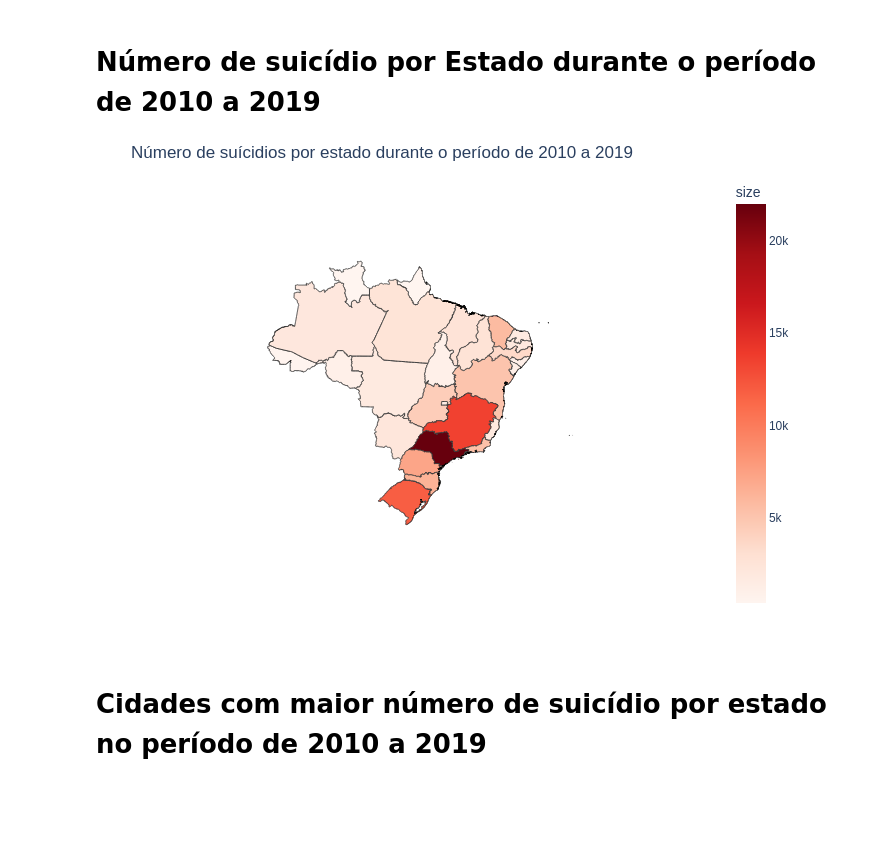
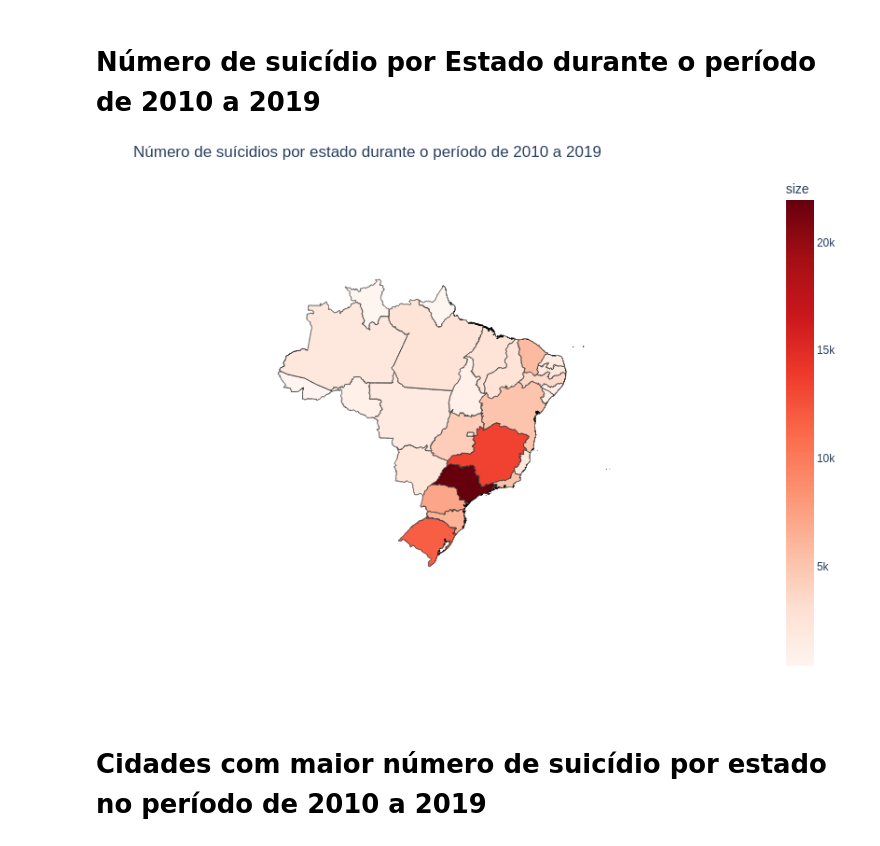
Before and after one commit to escobar-felipe/Projetos, a Jupyter notebook: Suicidio_brasil/Suicide_brazil.ipynb, the cells around one changed output. Cells and saved outputs as stored; diff of their text form; code cells hidden in the pictures; blank space fills up the shorter version.

```diff
--- a/Suicidio_brasil/Suicide_brazil.ipynb
+++ b/Suicidio_brasil/Suicide_brazil.ipynb
@@ -205,19 +206,21 @@ geojson = json.load(open('brasil_estados.json'))
 # %%
 fig = px.choropleth(
      df_estado,
      locations = 'estado',
      geojson = geojson,
      color = 'size',
      title = "Número de suícidios por estado durante o período de 2010 a 2019",
      color_continuous_scale="reds",
      center =  {"lat":-22.9034 ,"lon":   -43.1917},
 )
 fig.update_geos(fitbounds="locations", visible=False)
 
-fig.update_layout(margin={"r":0,"t":30,"l":30,"b":30})
+fig.update_layout(margin={"r":0,"t":30,"l":30,"b":30},
+                 height=600,
+             width=800)
 fig.show("png")
 # %% [output]
-[figure, old version]
+[figure, new version]
 # %% [markdown]
 # Cidades com maior número de suicídio por estado no período de 2010 a 2019
 # %%
```
Also changed, not shown: parts of 7 cells of this notebook, 1 other file.
